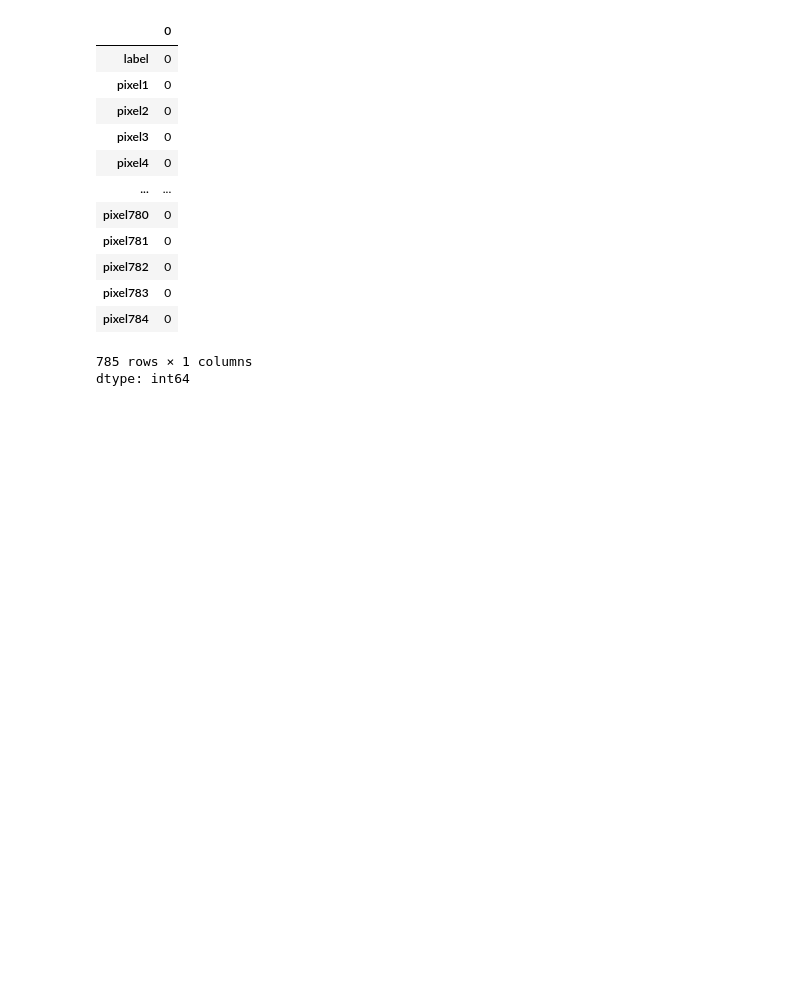
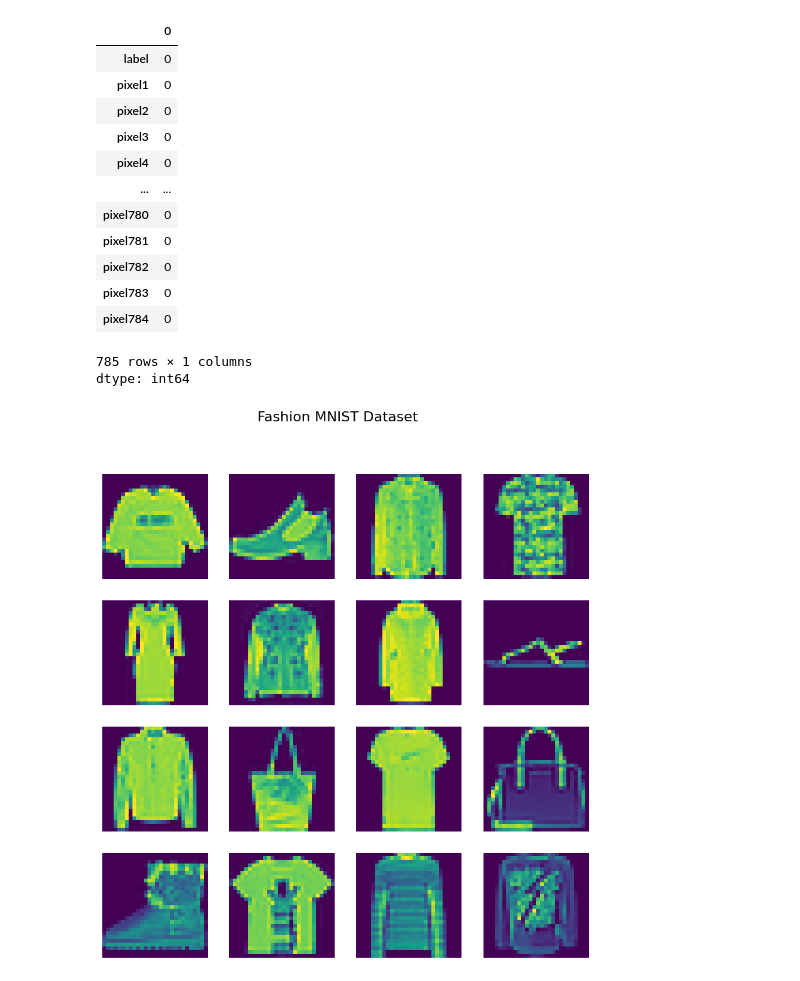
Before and after one commit to sonjoy1s/DeepLearningKaggleProject, a Jupyter notebook: Fashion_MNIST.ipynb, the cells around one changed output. Cells and saved outputs as stored; diff of their text form; code cells hidden in the pictures; blank space fills up the shorter version.

```diff
--- a/Fashion_MNIST.ipynb
+++ b/Fashion_MNIST.ipynb
@@ -56,3 +56,14 @@ df.isna().sum()
 | pixel784 | 0 |
 785 rows × 1 columns
 dtype: int64
+# %%
+fig, axes = plt.subplots(4,4,figsize=(10,10))
+#fig.tight_layout()
+fig.suptitle('Fashion MNIST Dataset', fontsize=16)
+
+for i , ax in enumerate(axes.flat):
+  img = df.iloc[i,1:].values.reshape(28,28)
+  ax.imshow(img)
+  ax.axis('off')
+# %% [output]
+[figure, added]
```
